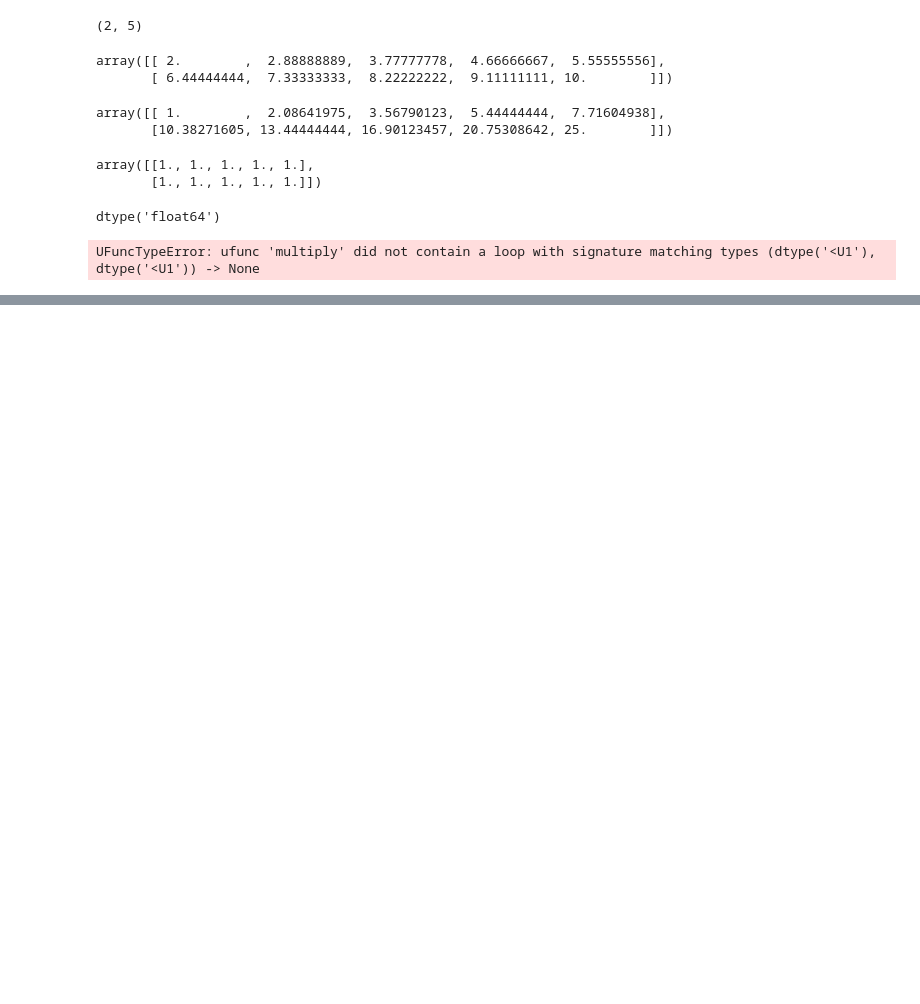
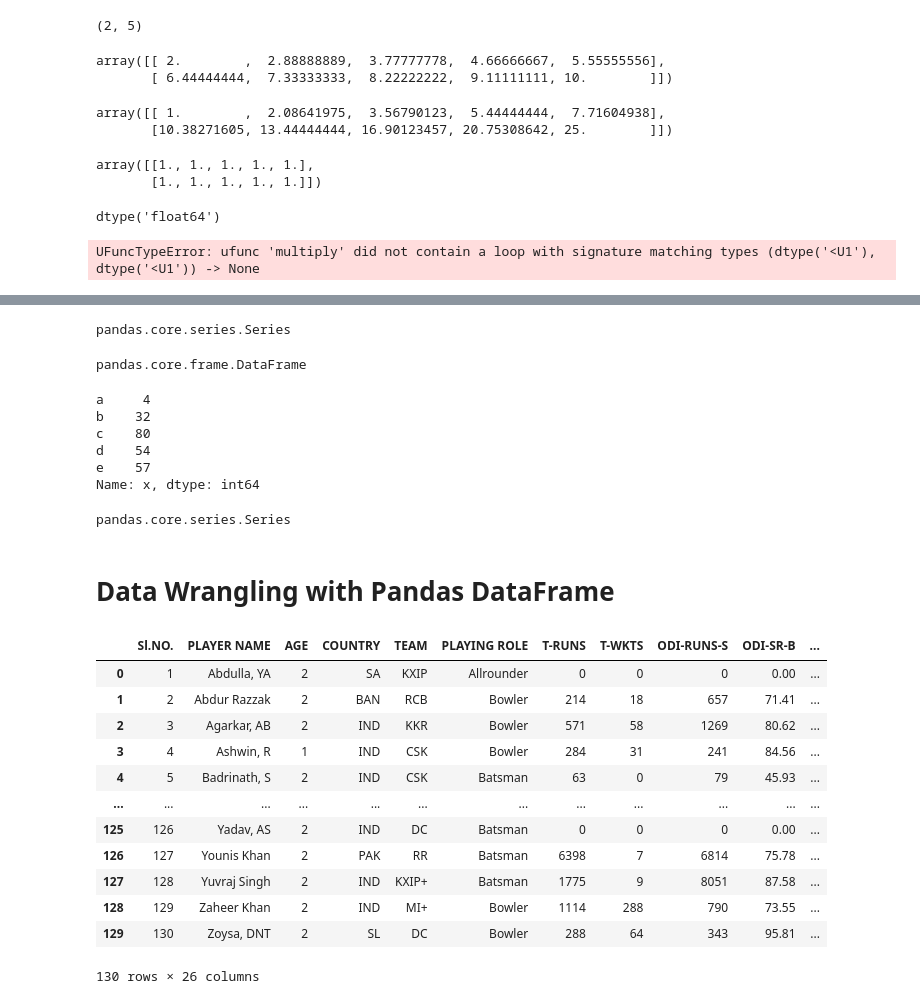
Before and after one commit to nachikethmurthy/Data-Science-Python-Sep-25, a Jupyter notebook: Module-2/Numpy Pandas Matplotlib.ipynb, the cells around one changed output, grey strips where cells are left out. Drawn from its saved outputs; the diff is of its cells as text; code cells hidden in the pictures; blank space fills up the shorter version.

```diff
--- a/Module-2/Numpy Pandas Matplotlib.ipynb
+++ b/Module-2/Numpy Pandas Matplotlib.ipynb
@@ -227,0 +259,42 @@ array([[65, 36, 19],
+# %%
+type(s1)
+# %% [output]
+pandas.core.series.Series
+# %%
+type(df)
+# %% [output]
+pandas.core.frame.DataFrame
+# %%
+# selecting a columns
+ex = df['x']
+ex
+# %% [output]
+a     4
+b    32
+c    80
+d    54
+e    57
+Name: x, dtype: int64
+# %%
+type(ex)
+# %% [output]
+pandas.core.series.Series
+# %% [markdown]
+# Data Wrangling with Pandas DataFrame
+# %%
+df = pd.read_csv("IPL IMB381IPL2013.csv")
+df
+# %% [output]
+|  | Sl.NO. | PLAYER NAME | AGE | COUNTRY | TEAM | PLAYING ROLE | T-RUNS | T-WKTS | ODI-RUNS-S | ODI-SR-B | ... |
+| 0 | 1 | Abdulla, YA | 2 | SA | KXIP | Allrounder | 0 | 0 | 0 | 0.00 | ... |
+| 1 | 2 | Abdur Razzak | 2 | BAN | RCB | Bowler | 214 | 18 | 657 | 71.41 | ... |
+| 2 | 3 | Agarkar, AB | 2 | IND | KKR | Bowler | 571 | 58 | 1269 | 80.62 | ... |
+| 3 | 4 | Ashwin, R | 1 | IND | CSK | Bowler | 284 | 31 | 241 | 84.56 | ... |
+| 4 | 5 | Badrinath, S | 2 | IND | CSK | Batsman | 63 | 0 | 79 | 45.93 | ... |
+| ... | ... | ... | ... | ... | ... | ... | ... | ... | ... | ... | ... |
+| 125 | 126 | Yadav, AS | 2 | IND | DC | Batsman | 0 | 0 | 0 | 0.00 | ... |
+| 126 | 127 | Younis Khan | 2 | PAK | RR | Batsman | 6398 | 7 | 6814 | 75.78 | ... |
+| 127 | 128 | Yuvraj Singh | 2 | IND | KXIP+ | Batsman | 1775 | 9 | 8051 | 87.58 | ... |
+| 128 | 129 | Zaheer Khan | 2 | IND | MI+ | Bowler | 1114 | 288 | 790 | 73.55 | ... |
+| 129 | 130 | Zoysa, DNT | 2 | SL | DC | Bowler | 288 | 64 | 343 | 95.81 | ... |
+130 rows × 26 columns
```
Also changed, not shown: parts of 104 cells of this notebook, 6 other files.
